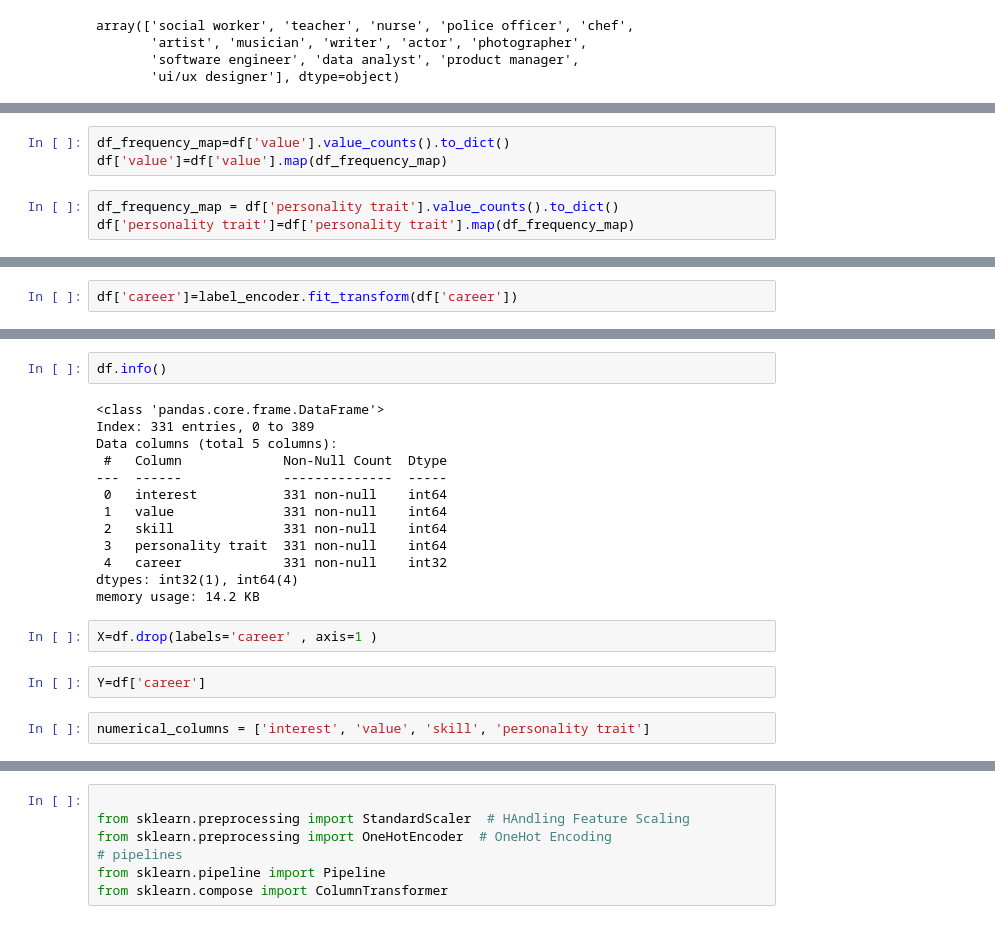
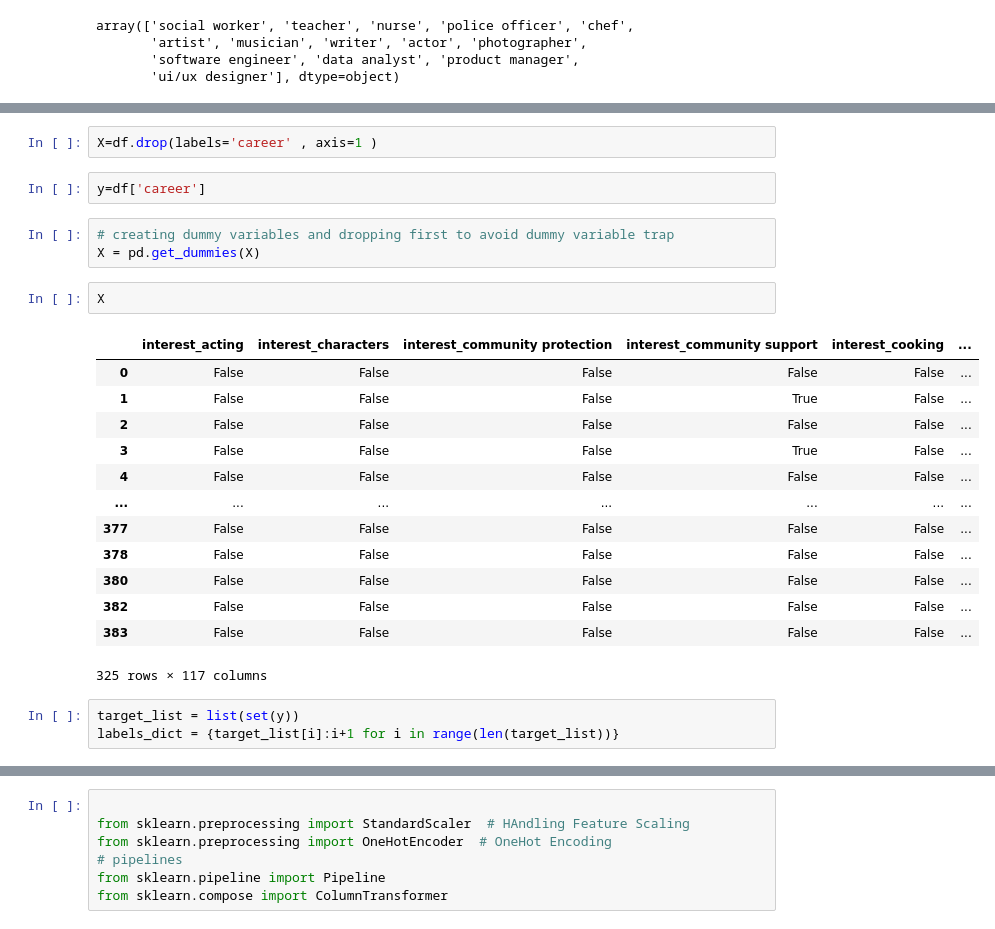
Before and after one commit to GourangPatidar/SIH-Career-Predictive-Model, a Jupyter notebook: notebooks/EDA.ipynb, the cells around one changed output, grey strips where cells are left out. Saved outputs shown, nothing was run; the diff lists cells and outputs as text.

```diff
--- a/notebooks/EDA.ipynb
+++ b/notebooks/EDA.ipynb
@@ -253,6 +108,0 @@ df['skill']=df['skill'].map(df_frequency_map)
-# %%
-df_frequency_map=df['value'].value_counts().to_dict()
-df['value']=df['value'].map(df_frequency_map)
-# %%
-df_frequency_map = df['personality trait'].value_counts().to_dict()
-df['personality trait']=df['personality trait'].map(df_frequency_map)
@@ -272,2 +108,0 @@ label_encoder=LabelEncoder()
-# %%
-df['career']=label_encoder.fit_transform(df['career'])
@@ -309,21 +109,26 @@ Name: count, dtype: int64
-# %%
-df.info()
-# %% [output]
-<class 'pandas.core.frame.DataFrame'>
-Index: 331 entries, 0 to 389
-Data columns (total 5 columns):
- #   Column             Non-Null Count  Dtype
----  ------             --------------  -----
- 0   interest           331 non-null    int64
- 1   value              331 non-null    int64
- 2   skill              331 non-null    int64
- 3   personality trait  331 non-null    int64
- 4   career             331 non-null    int32
-dtypes: int32(1), int64(4)
-memory usage: 14.2 KB
 # %%
 X=df.drop(labels='career' , axis=1 )
 # %%
-Y=df['career']
+y=df['career']
-# %%
-numerical_columns = ['interest', 'value', 'skill', 'personality trait']
+# %%
+# creating dummy variables and dropping first to avoid dummy variable trap
+X = pd.get_dummies(X)
+# %%
+X
+# %% [output]
+|  | interest_acting | interest_characters | interest_community protection | interest_community support | interest_cooking | ... |
+| 0 | False | False | False | False | False | ... |
+| 1 | False | False | False | True | False | ... |
+| 2 | False | False | False | False | False | ... |
+| 3 | False | False | False | True | False | ... |
+| 4 | False | False | False | False | False | ... |
+| ... | ... | ... | ... | ... | ... | ... |
+| 377 | False | False | False | False | False | ... |
+| 378 | False | False | False | False | False | ... |
+| 380 | False | False | False | False | False | ... |
+| 382 | False | False | False | False | False | ... |
+| 383 | False | False | False | False | False | ... |
+325 rows × 117 columns
+# %%
+target_list = list(set(y))
+labels_dict = {target_list[i]:i+1 for i in range(len(target_list))}
```
Also changed, not shown: parts of 46 cells of this notebook, 57 other files.
